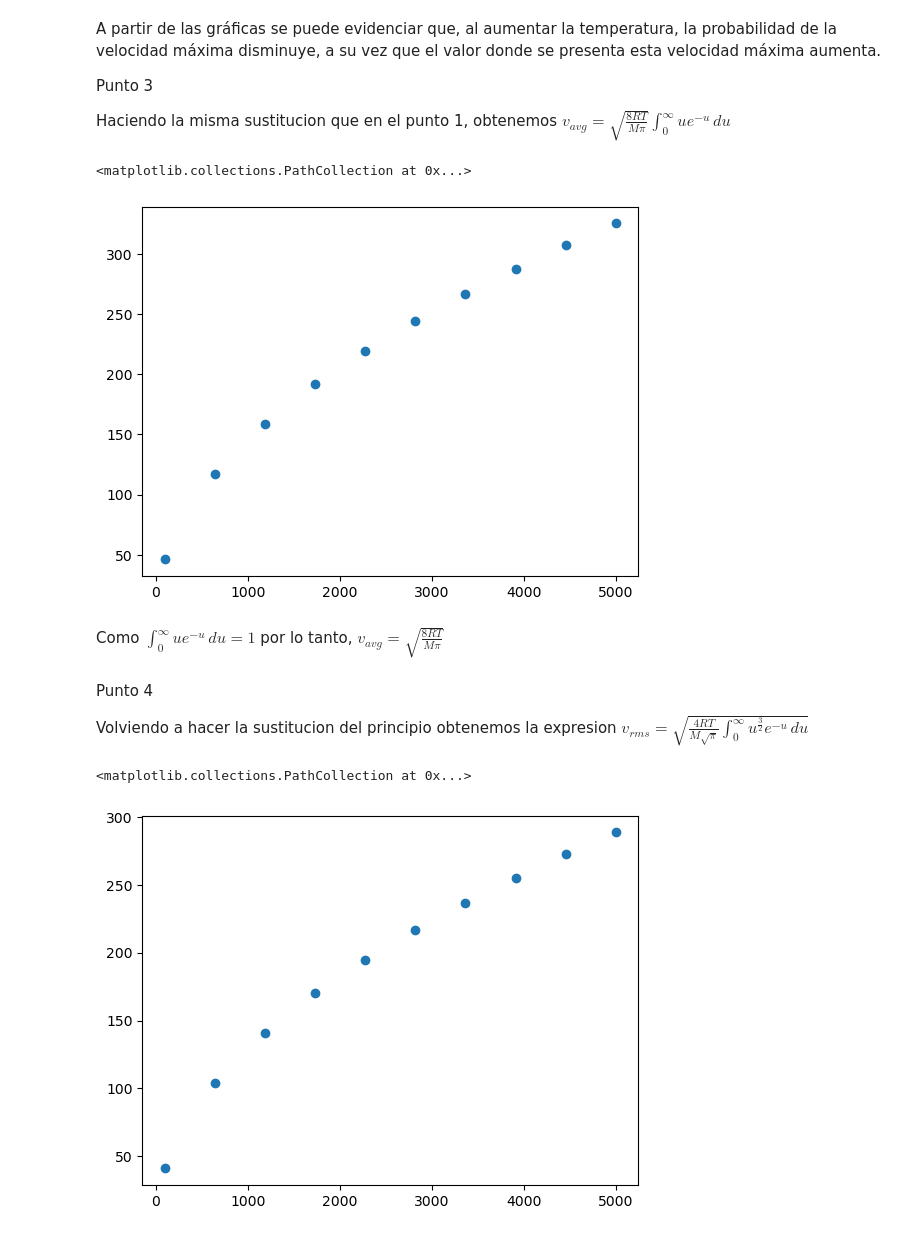
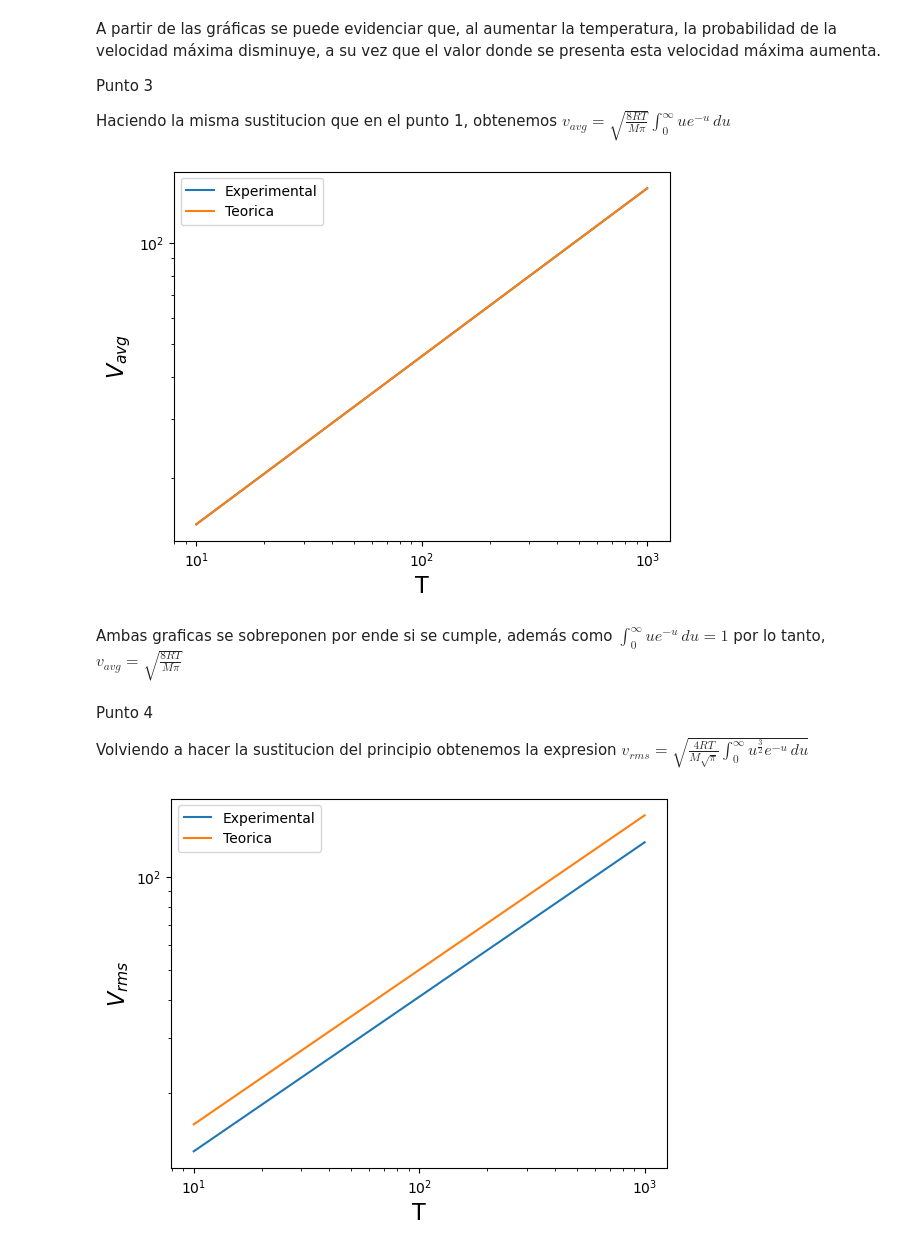
Before and after one commit to Davidsanta0120/MetCompCompl-202320_Pulido_Santa, a Jupyter notebook: Punto 3/Punto_3_3.ipynb, the cells around one changed output. Saved outputs shown, nothing was run; the diff lists cells and outputs as text; code cells hidden in the pictures.

```diff
--- a/Punto 3/Punto_3_3.ipynb
+++ b/Punto 3/Punto_3_3.ipynb
@@ -58,15 +58,23 @@ M=1
 R=8.31446
 Root,Weight = np.polynomial.laguerre.laggauss(7)
 
-Vprom=lambda T:np.sqrt((8*R*T)/(M*np.pi))*np.sum(Weight*Root)
-T2=np.linspace(100,5000,10)
-Vavg=Vprom(T2)
-plt.scatter(T2,Vavg)
+VpromExp=lambda T:np.sqrt((8*R*T)/(M*np.pi))*np.sum(Weight*Root)
+VpromTeo=lambda T:np.sqrt((8*R*T)/(M*np.pi))
+T2= np.logspace(1, 3, 10)
+
+VavgExp=VpromExp(T2)
+VavgTeo=VpromTeo(T2)
+
+plt.loglog(T2,VavgExp,label="Experimental")
+plt.loglog(T2,VavgTeo,label="Teorica")
+plt.xlabel("T", fontsize=16)
+plt.ylabel("$V_{avg}$", fontsize=16)
+plt.legend()
+plt.show()
 # %% [output]
-<matplotlib.collections.PathCollection at 0x...>
-[figure, old version]
+[figure, new version]
 # %% [markdown]
-Como $\int_{0}^{\infty} ue^{-u} \, du =1$ por lo tanto, $v_{avg}=\sqrt{\frac{8RT}{M\pi}}$
+Ambas graficas se sobreponen por ende si se cumple, además como $\int_{0}^{\infty} ue^{-u} \, du =1$ por lo tanto, $v_{avg}=\sqrt{\frac{8RT}{M\pi}}$
 # %% [markdown]
 Punto 4
 
@@ -75,13 +83,20 @@ Volviendo a hacer la sustitucion del principio obtenemos la expresion
 # %%
 M=1
 R=8.31446
 f3: lambda x: x**(3/2)
 Root,Weight = np.polynomial.laguerre.laggauss(10)
-T3=np.linspace(100,5000,10)
+T3= np.logspace(1, 3, 10)
 Integral3=np.sum(Weight*f(Root))
-vrms=lambda T: np.sqrt((4*R*T)/(M*np.sqrt(np.pi))*Integral3)
-y3=vrms(T3)
-plt.scatter(T3,y3)
+vrmsExp=lambda T: np.sqrt((4*R*T)/(M*np.sqrt(np.pi))*Integral3)
+vrmsTeo= lambda T:np.sqrt((3*R*T)/(M))
+y3Exp=vrmsExp(T3)
+y3Teo=vrmsTeo(T3)
+
+plt.loglog(T3, y3Exp,label="Experimental")
+plt.loglog(T3, y3Teo,label="Teorica")
+plt.xlabel("T", fontsize=16)
+plt.ylabel("$V_{rms}$", fontsize=16)
+plt.legend()
+plt.show()
 # %% [output]
-<matplotlib.collections.PathCollection at 0x...>
-[figure, old version]
+[figure, new version]
```
Also changed, not shown: parts of 2 cells of this notebook.
